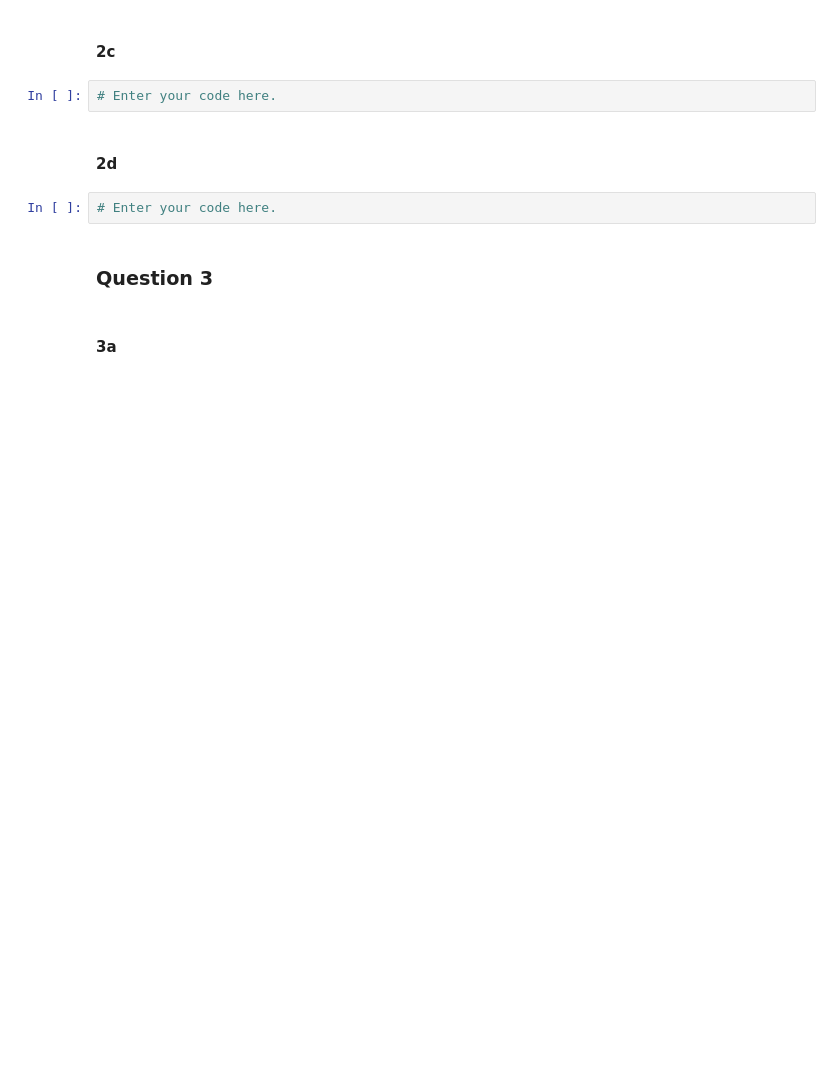
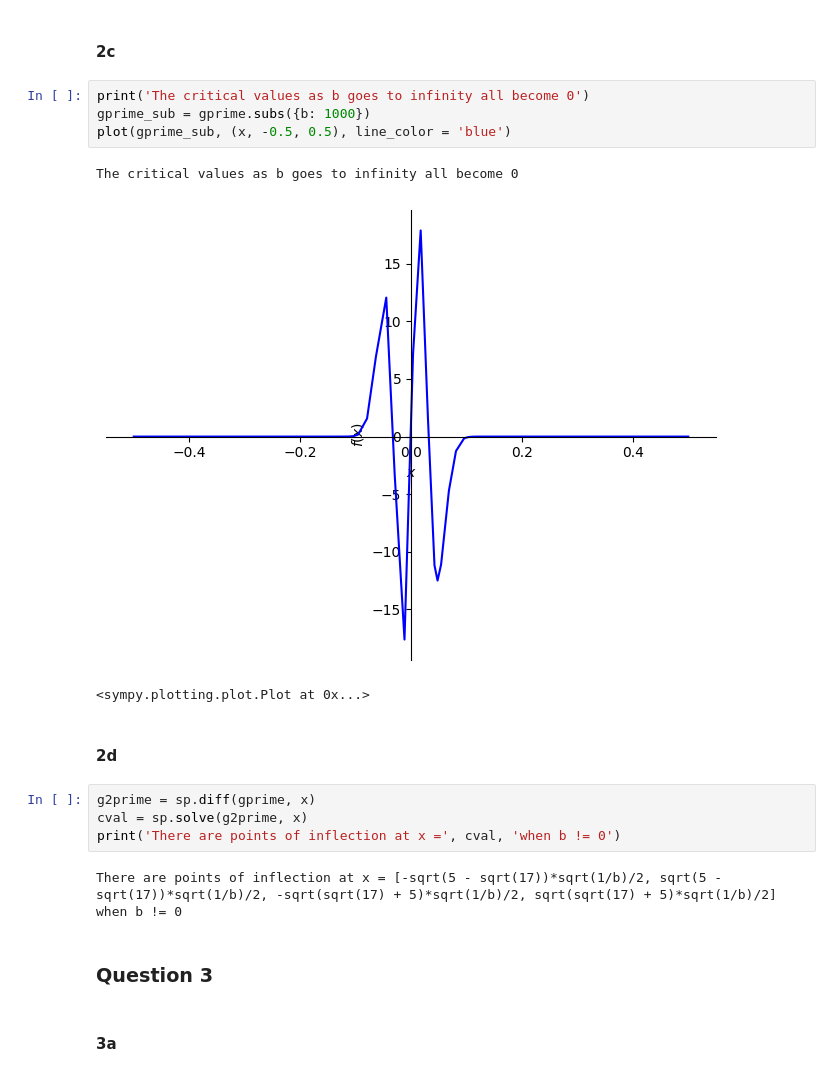
Before and after one commit to Juicestus/coursework, a Jupyter notebook: MATH-151/Lab8temp_151_24C.ipynb, the cells around one changed output. Cells and saved outputs as stored; diff of their text form; blank space fills up the shorter version.

```diff
--- a/MATH-151/Lab8temp_151_24C.ipynb
+++ b/MATH-151/Lab8temp_151_24C.ipynb
@@ -142,11 +154,21 @@ sp.plot(f, xlim=[-4, 4], ylim=[-1, 6])
 # %% [markdown]
 #### 2c
 # %%
-# Enter your code here.
+print('The critical values as b goes to infinity all become 0')
+gprime_sub = gprime.subs({b: 1000})
+plot(gprime_sub, (x, -0.5, 0.5), line_color = 'blue')
+# %% [output]
+The critical values as b goes to infinity all become 0
+[figure, added]
+<sympy.plotting.plot.Plot at 0x...>
 # %% [markdown]
 #### 2d
 # %%
-# Enter your code here.
+g2prime = sp.diff(gprime, x)
+cval = sp.solve(g2prime, x)
+print('There are points of inflection at x =', cval, 'when b != 0')
+# %% [output]
+There are points of inflection at x = [-sqrt(5 - sqrt(17))*sqrt(1/b)/2, sqrt(5 - sqrt(17))*sqrt(1/b)/2, -sqrt(sqrt(17) + 5)*sqrt(1/b)/2, sqrt(sqrt(17) + 5)*sqrt(1/b)/2] when b != 0
 # %% [markdown]
 ### Question 3
 # %% [markdown]
```
Also changed, not shown: parts of 6 cells of this notebook, 1 other file.
